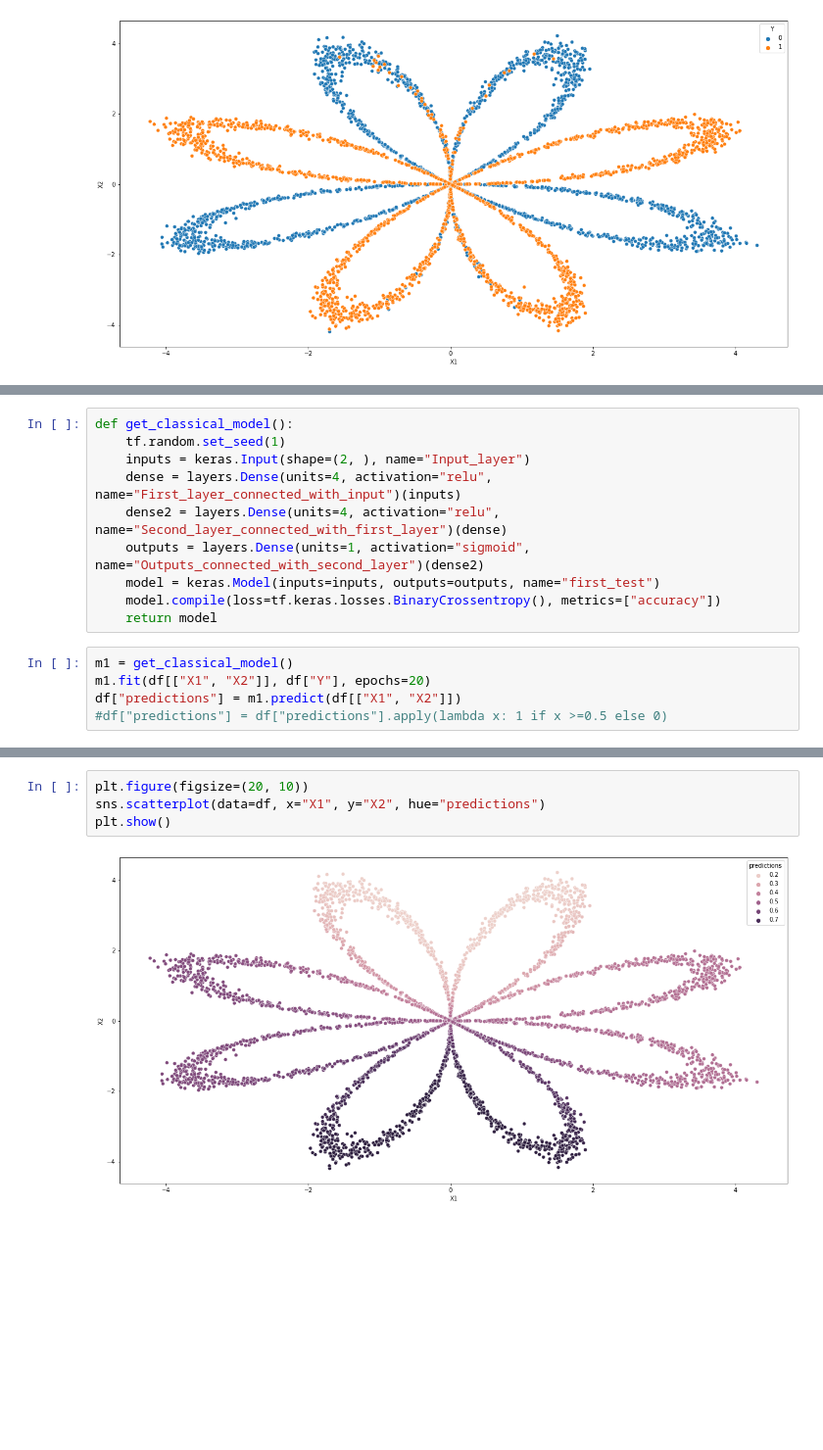
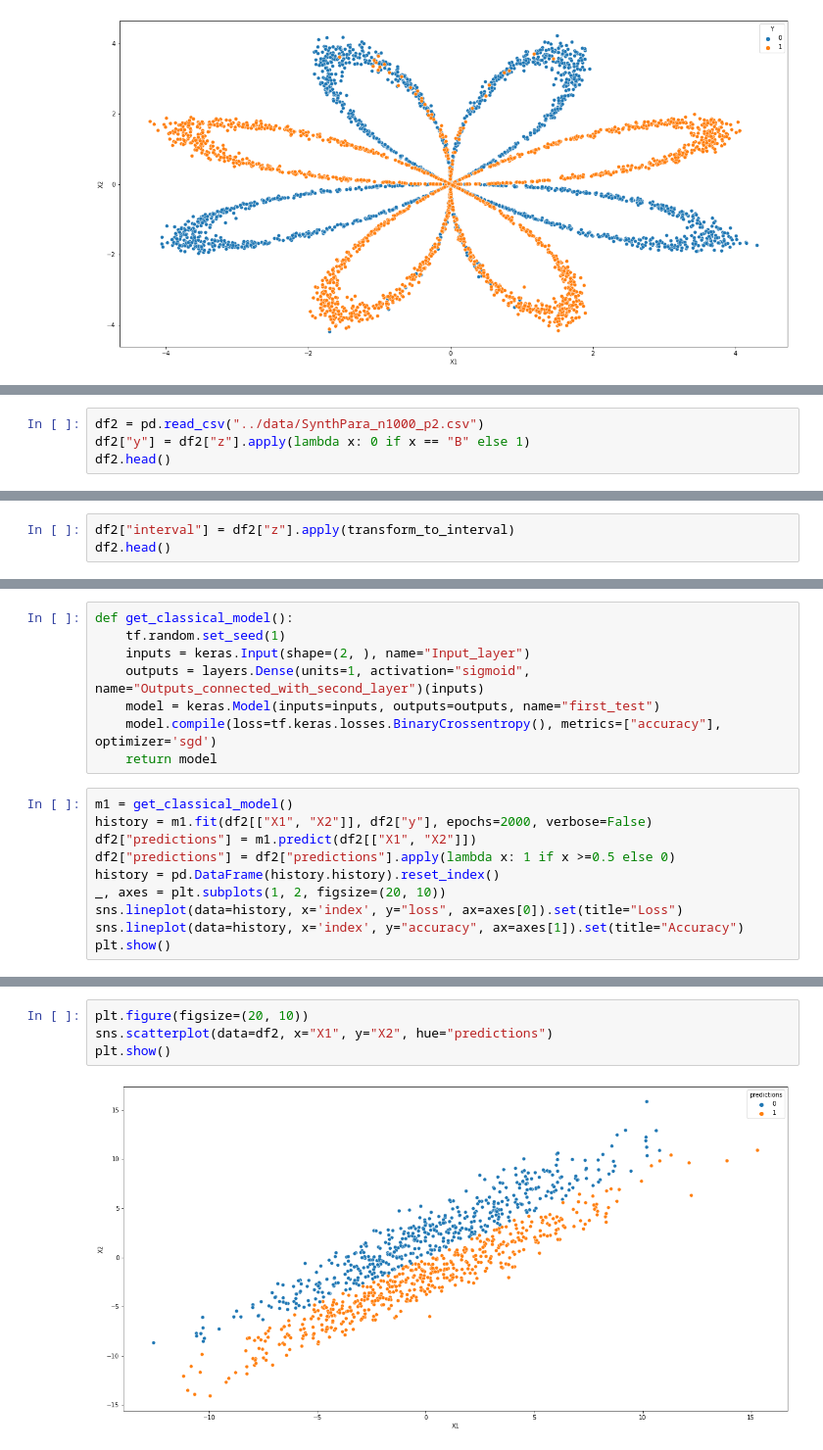
Before and after one commit to comeRodriguez/self_learning_with_venn_abers_predictors, a Jupyter notebook: notebooks/learn_from_intervals_nn.ipynb, the cells around one changed output, grey strips where cells are left out. Shown: that part at 98% size. Saved outputs shown, nothing was run; the diff lists cells and outputs as text; blank space fills up the shorter version.

```diff
--- a/notebooks/learn_from_intervals_nn.ipynb
+++ b/notebooks/learn_from_intervals_nn.ipynb
@@ -74,0 +65,4 @@ x_train, x_test, y_train, y_test = train_test_split(df[["X1", "X2"]], df["Y"], t
+# %%
+df2 = pd.read_csv("../data/SynthPara_n1000_p2.csv")
+df2["y"] = df2["z"].apply(lambda x: 0 if x == "B" else 1)
+df2.head()
@@ -74,0 +112,3 @@ x_train, x_test, y_train, y_test = train_test_split(df[["X1", "X2"]], df["Y"], t
+# %%
+df2["interval"] = df2["z"].apply(transform_to_interval)
+df2.head()
@@ -76,15 +123,18 @@ x_train, x_test, y_train, y_test = train_test_split(df[["X1", "X2"]], df["Y"], t
 def get_classical_model():
     tf.random.set_seed(1)
     inputs = keras.Input(shape=(2, ), name="Input_layer")
-    dense = layers.Dense(units=4, activation="relu", name="First_layer_connected_with_input")(inputs)
-    dense2 = layers.Dense(units=4, activation="relu", name="Second_layer_connected_with_first_layer")(dense)
-    outputs = layers.Dense(units=1, activation="sigmoid", name="Outputs_connected_with_second_layer")(dense2)
+    outputs = layers.Dense(units=1, activation="sigmoid", name="Outputs_connected_with_second_layer")(inputs)
     model = keras.Model(inputs=inputs, outputs=outputs, name="first_test")
-    model.compile(loss=tf.keras.losses.BinaryCrossentropy(), metrics=["accuracy"])
+    model.compile(loss=tf.keras.losses.BinaryCrossentropy(), metrics=["accuracy"], optimizer='sgd')
     return model
 # %%
 m1 = get_classical_model()
-m1.fit(df[["X1", "X2"]], df["Y"], epochs=20)
-df["predictions"] = m1.predict(df[["X1", "X2"]])
-#df["predictions"] = df["predictions"].apply(lambda x: 1 if x >=0.5 else 0)
+history = m1.fit(df2[["X1", "X2"]], df2["y"], epochs=2000, verbose=False)
+df2["predictions"] = m1.predict(df2[["X1", "X2"]])
+df2["predictions"] = df2["predictions"].apply(lambda x: 1 if x >=0.5 else 0)
+history = pd.DataFrame(history.history).reset_index()
+_, axes = plt.subplots(1, 2, figsize=(20, 10))
+sns.lineplot(data=history, x='index', y="loss", ax=axes[0]).set(title="Loss")
+sns.lineplot(data=history, x='index', y="accuracy", ax=axes[1]).set(title="Accuracy")
+plt.show()
 # %% [output]
@@ -108,9 +145,9 @@ Epoch 20/20
 # %%
 plt.figure(figsize=(20, 10))
-sns.scatterplot(data=df, x="X1", y="X2", hue="predictions")
+sns.scatterplot(data=df2, x="X1", y="X2", hue="predictions")
 plt.show()
 # %% [output]
-[figure, old version]
+[figure, new version]
 # %%
 def get_model_with_kl_divergence():
     tf.random.set_seed(1)
```
Also changed, not shown: parts of 15 cells of this notebook, 2 other files.
